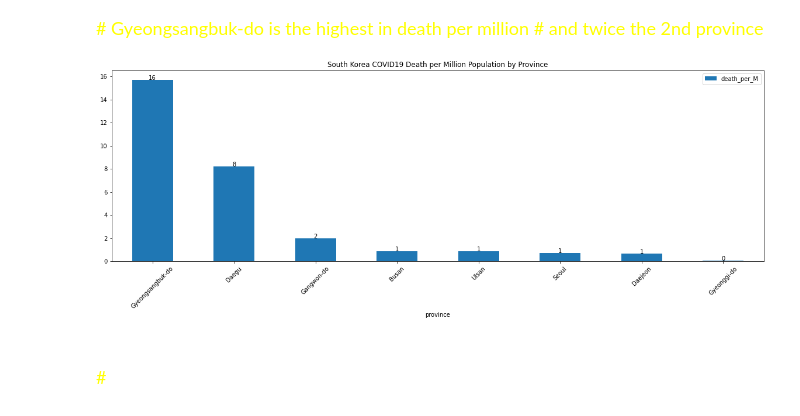
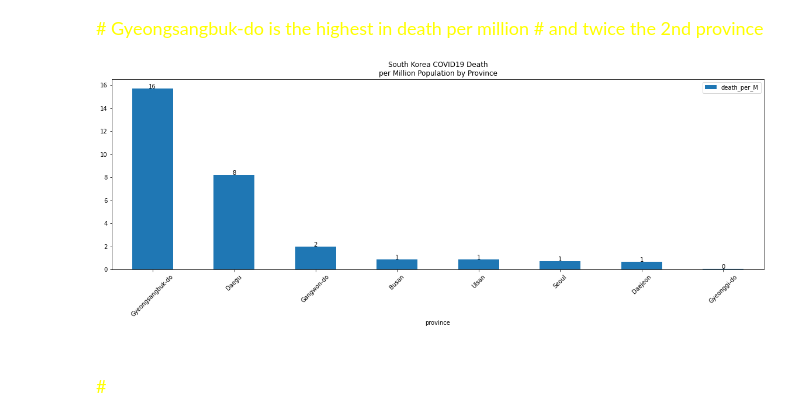
Before and after one commit to Wenjun-Mao/COVID-19-in-South-Korea-SIADS-591-Milestone-I, a Jupyter notebook: wjmao.ipynb, the cells around one changed output. Saved outputs shown, nothing was run; the diff lists cells and outputs as text; code cells hidden in the pictures.

```diff
--- a/wjmao.ipynb
+++ b/wjmao.ipynb
@@ -387,20 +387,20 @@ fig.show()
 # %%
 df_deceased_groupby_province = df_deceased.groupby(by=['province']) \
         .agg({'patient_id':'count', 'province_population_in_M':'mean'}) \
         .reset_index().rename(columns = {'patient_id':'counts'})
 
 df_deceased_groupby_province['death_per_M'] = df_deceased_groupby_province['counts'] / df_deceased_groupby_province['province_population_in_M']
 
 df_deceased_groupby_province.sort_values(by = ['death_per_M'], inplace = True, ascending=False)
 
 barchart = df_deceased_groupby_province.plot(x = 'province', y = 'death_per_M', kind = 'bar', figsize = (20,6),
-                                        title = 'South Korea COVID19 Death per Million Population by Province')
+                                        title = 'South Korea COVID19 Death\nper Million Population by Province')
 barchart.tick_params(axis = 'x', labelrotation=45)
 for index, num in enumerate(df_deceased_groupby_province['death_per_M']):
     num_rounded_int = int(np.round(num))
     barchart.text(index, num, str(num_rounded_int), horizontalalignment = 'center')
 # %% [output]
-[figure, old version]
+[figure, new version]
 # %% [markdown]
 <font color='white' size = 5>
 2.4 Let's look at it by date<br>
```
Also changed, not shown: parts of 3 cells of this notebook.
